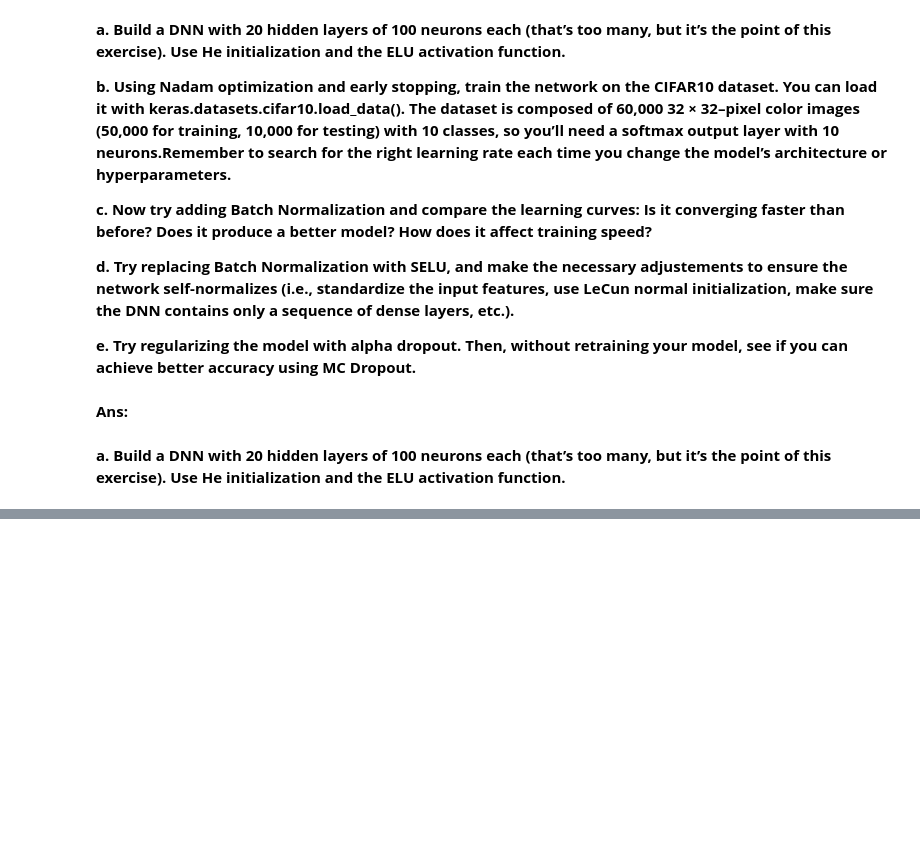
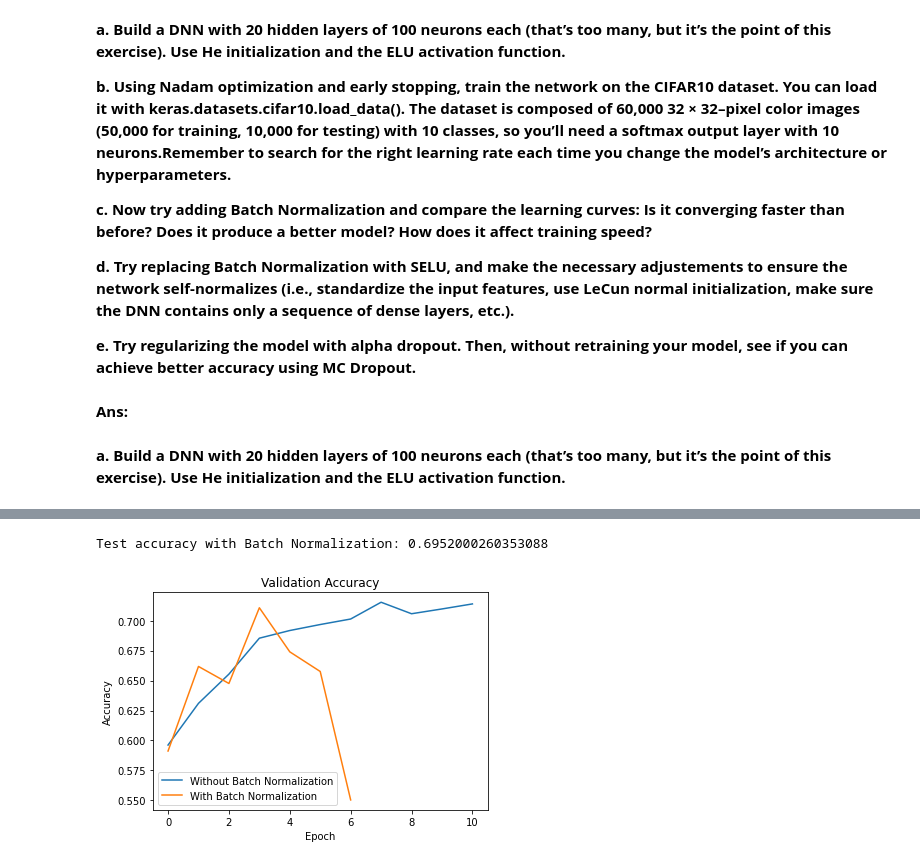
Before and after one commit to mihirkudale/iNeuron-Data-Science-Assignments, a Jupyter notebook: DL Theory/DL Assignment 3.ipynb, the cells around one changed output, grey strips where cells are left out. Cells and saved outputs as stored; diff of their text form; code cells hidden in the pictures; blank space fills up the shorter version.

```diff
--- a/DL Theory/DL Assignment 3.ipynb
+++ b/DL Theory/DL Assignment 3.ipynb
@@ -141,0 +245,35 @@ print("Test accuracy:", test_acc)
+# %%
+# Define the neural network architecture with Batch Normalization
+model = keras.Sequential(
+    [
+        layers.Conv2D(32, (3, 3), activation="relu", input_shape=(32, 32, 3)),
+        layers.BatchNormalization(),
+        layers.MaxPooling2D((2, 2)),
+        layers.Conv2D(64, (3, 3), activation="relu"),
+        layers.BatchNormalization(),
+        layers.MaxPooling2D((2, 2)),
+        layers.Flatten(),
+        layers.Dense(64, activation="relu"),
+        layers.BatchNormalization(),
+        layers.Dense(num_classes, activation="softmax"),
+    ]
+)
+# %%
+# Compile the model
+optimizer = keras.optimizers.Nadam()
+model.compile(optimizer=optimizer, loss="categorical_crossentropy", metrics=["accuracy"])
+# %%
+# Set up early stopping
+early_stopping = keras.callbacks.EarlyStopping(
+    monitor="val_loss", patience=3, restore_best_weights=True
+)
+# %%
+# Train the model
+history_bn = model.fit(
+    x_train,
+    y_train,
+    epochs=50,
+    batch_size=32,
+    validation_split=0.1,
+    callbacks=[early_stopping],
+)
@@ -141,0 +295,6 @@ print("Test accuracy:", test_acc)
+# %%
+# Evaluate the model on the test set
+test_loss_bn, test_acc_bn = model.evaluate(x_test, y_test, verbose=0)
+print("Test accuracy with Batch Normalization:", test_acc_bn)
+# %% [output]
+Test accuracy with Batch Normalization: 0.6952000260353088
@@ -141,0 +303,11 @@ print("Test accuracy:", test_acc)
+# %%
+# Plot the learning curves
+plt.plot(history.history["val_accuracy"], label="Without Batch Normalization")
+plt.plot(history_bn.history["val_accuracy"], label="With Batch Normalization")
+plt.title("Validation Accuracy")
+plt.xlabel("Epoch")
+plt.ylabel("Accuracy")
+plt.legend()
+plt.show()
+# %% [output]
+[figure, added]
```
Also changed, not shown: parts of 56 cells of this notebook, 4 other files.
